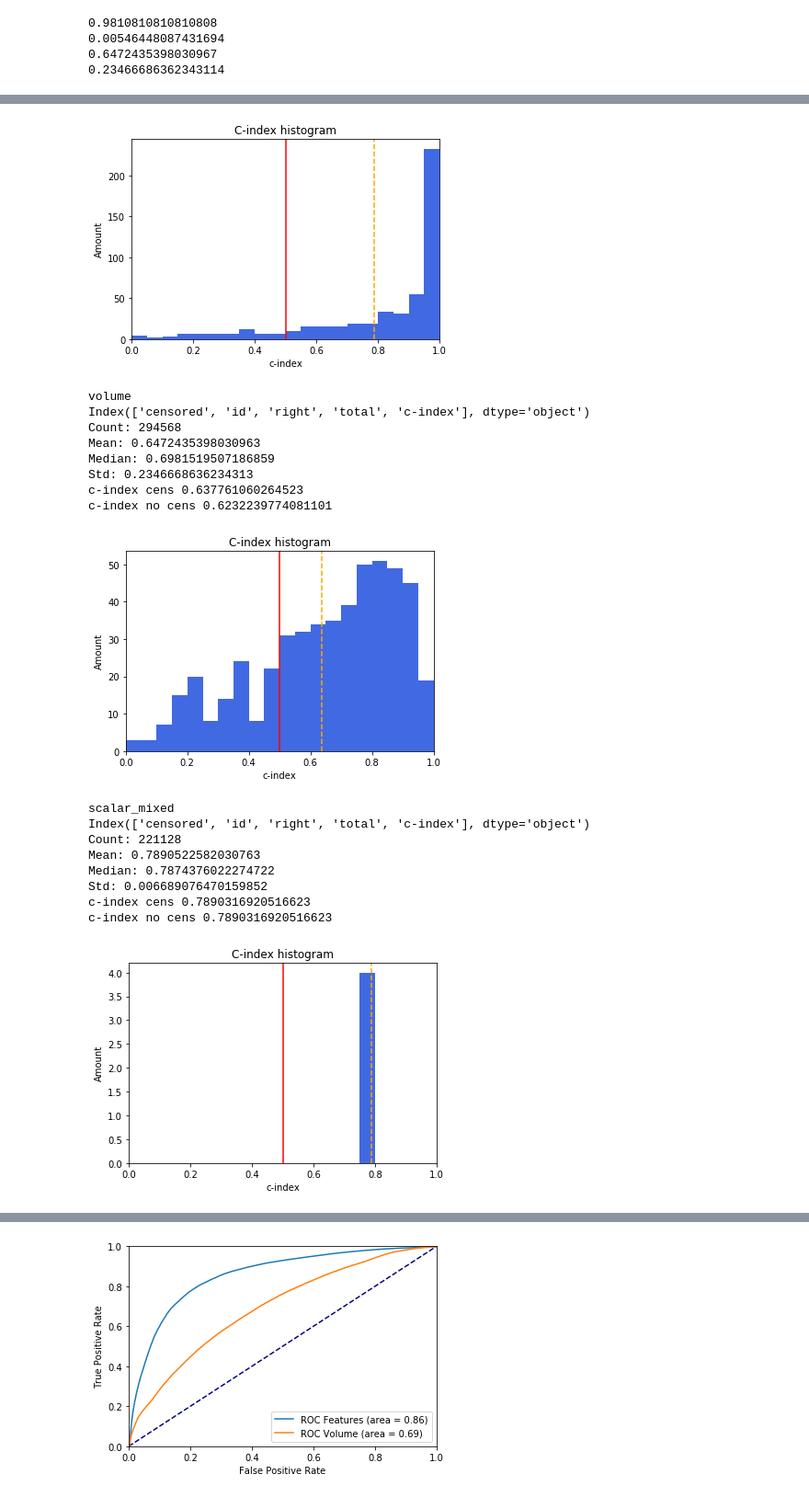
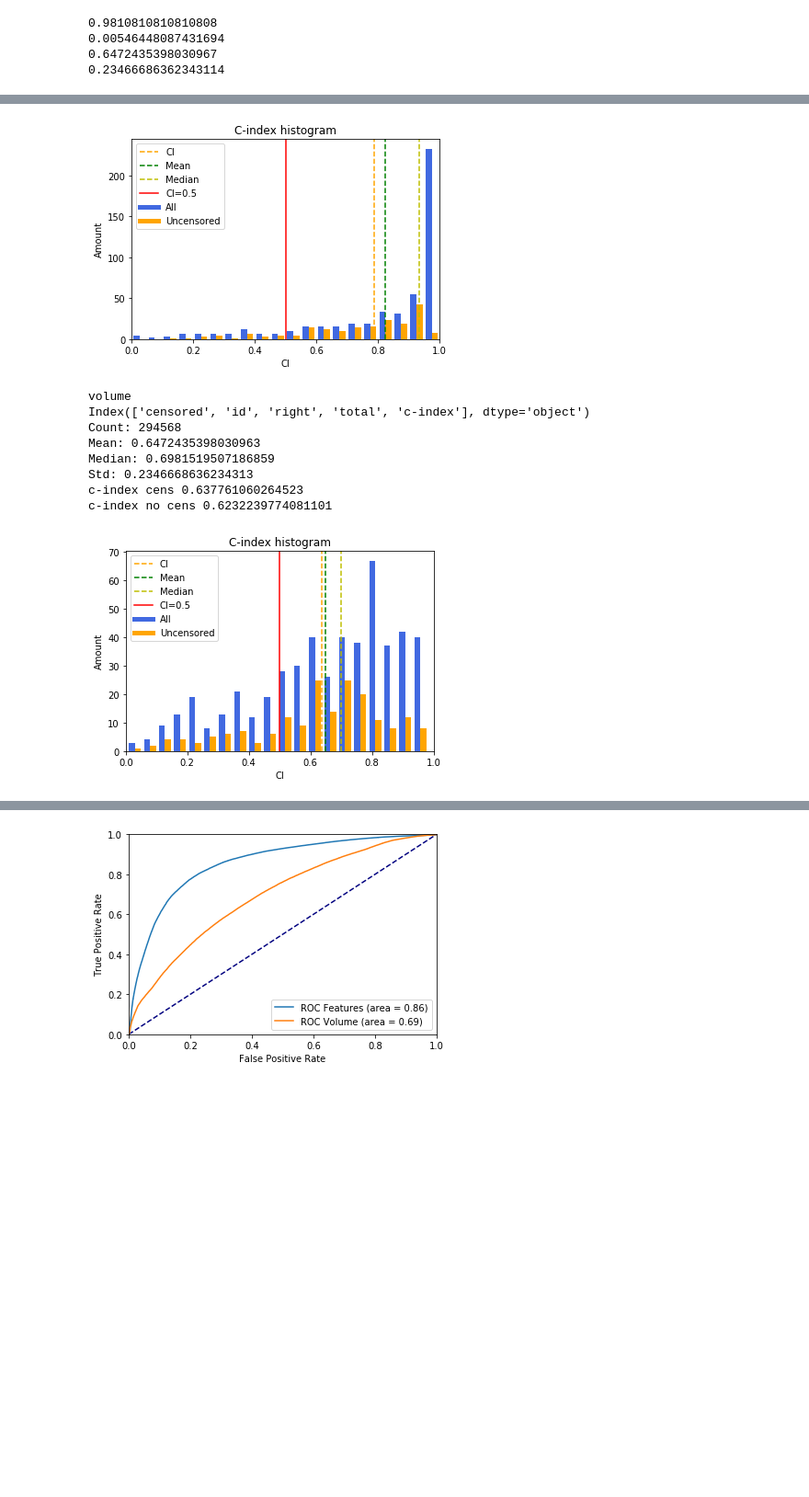
Before and after one commit to bhklab/DeepCINET, a Jupyter notebook: Jupyter/final_mixed_plots.ipynb, the cells around one changed output, grey strips where cells are left out. Shown at 92% size. Cells and saved outputs as stored; diff of their text form; code cells hidden in the pictures; blank space fills up the shorter version.

Commit message:
Add more plot options

```diff
--- a/Jupyter/final_mixed_plots.ipynb
+++ b/Jupyter/final_mixed_plots.ipynb
@@ -91,5 +127,7 @@ Index(['Unnamed: 0', 'id', 'age', 'sex', 'event', 'time'], dtype='object')
 Done
 # %%
+from matplotlib.lines import Line2D
+
 def results_hits(cens_results: pd.DataFrame, uncens_results: pd.DataFrame, name):
     print(f"{name}")
     print(cens_results.columns)
@@ -109,76 +147,84 @@ def results_hits(cens_results: pd.DataFrame, uncens_results: pd.DataFrame, name)
 
     print(f"c-index no cens {no_cens_c_index}")
 
-    # n, bins, patches = plt.hist([cens_results['c-index'], uncens_results['c-index']],
+    n, bins, patches = plt.hist([cens_results['c-index'], uncens_results['c-index']],
+                                bins=20,
+                                label=['All', 'Non censored'],
+                                color=['royalblue', 'orange'])
+    max_val = max(map(lambda x: max(map(lambda y: y.get_height(), x)), patches))
+
+    # n, bins, patches = plt.hist([cens_results['c-index']],
     #                             bins=20,
-    #                             label=['All', 'Non censored'],
-    #                             color=['royalblue', 'orange'])
-
-    n, bins, patches = plt.hist([cens_results['c-index']],
-                                bins=20,
-                                label=['All'],
-                                color=['royalblue'],
-                                range=(0, 1))
-
-    # max_val = max(map(lambda x: max(map(lambda y: y.get_height(), x)), patches))
-    max_val = max(map(lambda x: x.get_height(), patches))
+    #                             label=['All'],
+    #                             color=['royalblue'],
+    #                             range=(0, 1))
+    # max_val = max(map(lambda x: x.get_height(), patches))
 
     plt.axvline(all_c_index, color='orange', linestyle='dashed')
     # plt.text(all_c_index, max_val*.8, 'CI all', rotation=90)
 
     plt.axvline(.5, color='r')
 
-    # plt.axvline(no_cens_c_index, color='orange', linestyle='dashed')
+    # plt.axvline(no_cens_c_index, color='black', linestyle='dashed')
     # plt.text(no_cens_c_index, max_val*.8, 'CI no censored', rotation=90)
 
-    # plt.axvline(float(mean), color='g', linestyle='dashed')
+    plt.axvline(float(mean), color='g', linestyle='dashed')
     # plt.text(float(mean), max_val*.8, "mean", rotation=-90)
-    #
-    # plt.axvline(float(median), color='y', linestyle='dashed')
+
+    plt.axvline(float(median), color='y', linestyle='dashed')
     # plt.text(float(median), max_val*.8, "median", rotation=-90)
 
     plt.xlim(0, 1)
 
-    plt.xlabel("c-index")
+    plt.xlabel("CI")
     plt.ylabel("Amount")
+
+    ax = plt.gca()
+    lines = [
+        Line2D([0], [0], color='orange', linestyle='dashed'),
+        Line2D([0], [0], color='g', linestyle='dashed'),
+        Line2D([0], [0], color='y', linestyle='dashed'),
+        Line2D([0], [0], color='r'),
+        Line2D([0], [0], color='royalblue', lw=5),
+        Line2D([0], [0], color='orange', lw=5),
+    ]
+    ax.legend(lines, ["CI", "Mean", "Median", "CI=0.5", "All", "Uncensored"])
+
     # plt.legend(loc='upper left')
     plt.title("C-index histogram")
 
     plt.savefig(f"Jupyter/outputs/c-index_{name}.png", dpi=300)
     plt.show()
 
 
+results_hits(*(results['scalar']['mixed'][0]), "scalar")
+results_hits(*(results['volume']['mixed'][0]), "volume")
 
-results_hits(*(results['scalar'][0]), "scalar")
-results_hits(*(results['volume'][0]), "volume")
-results_hits(*(results['scalar_CV']['mixed'][0]), "scalar_mixed")
-results_hits(*(results['scalar_CV']['train'][0]), "scalar_train")
-results_hits(*(results['scalar_CV']['test'][0]), "scalar_test")
+# print("Scalar CV")
+# results_hits(*(results['scalar_CV']['mixed'][0]), "scalar_mixed")
+# results_hits(*(results['scalar_CV']['train'][0]), "scalar_train")
+# results_hits(*(results['scalar_CV']['test'][0]), "scalar_test")
+#
+# print("Volume CV")
+# results_hits(*(results['volume_CV']['mixed'][0]), "volume_mixed")
+# results_hits(*(results['volume_CV']['train'][0]), "volume_train")
+# results_hits(*(results['volume_CV']['test'][0]), "volume_test")
 # %% [output]
 scalar
 Index(['censored', 'id', 'right', 'total', 'c-index'], dtype='object')
 Count: 294568
 Mean: 0.8225101109263735
 Median: 0.9336734693877551
 Std: 0.23897976309318378
 c-index cens 0.7883476820292767
 c-index no cens 0.7401436261748224
-[figure, old version]
+[figure, new version]
 volume
 Index(['censored', 'id', 'right', 'total', 'c-index'], dtype='object')
 Count: 294568
 Mean: 0.6472435398030963
 Median: 0.6981519507186859
 Std: 0.2346668636234313
 c-index cens 0.637761060264523
 c-index no cens 0.6232239774081101
-[figure, old version]
+[figure, new version]
-scalar_mixed
-Index(['censored', 'id', 'right', 'total', 'c-index'], dtype='object')
-Count: 221128
-Mean: 0.7890522582030763
-Median: 0.7874376022274722
-Std: 0.006689076470159852
-c-index cens 0.7890316920516623
-c-index no cens 0.7890316920516623
-[figure, removed]
```
Also changed, not shown: parts of 4 cells of this notebook.
